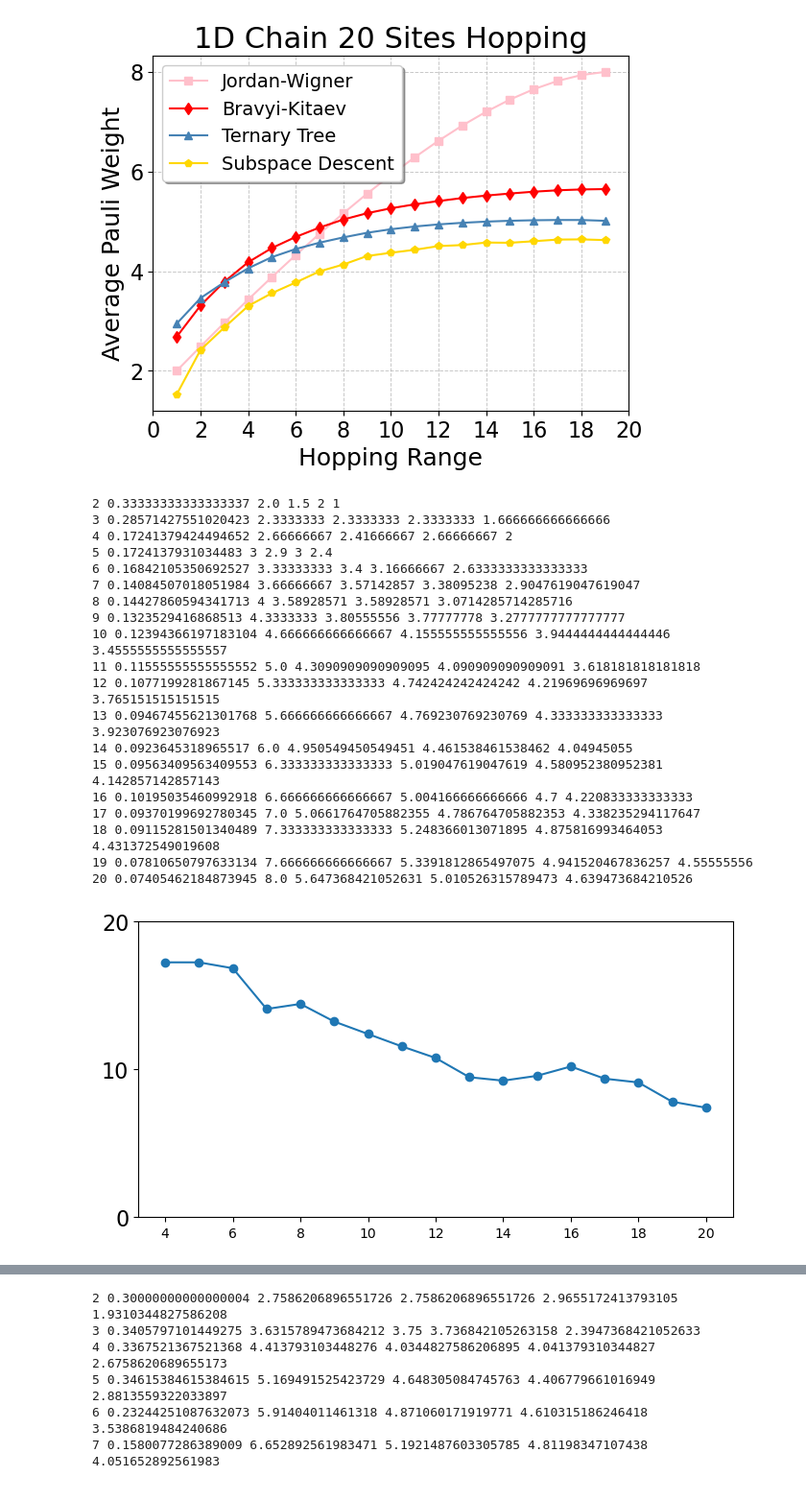
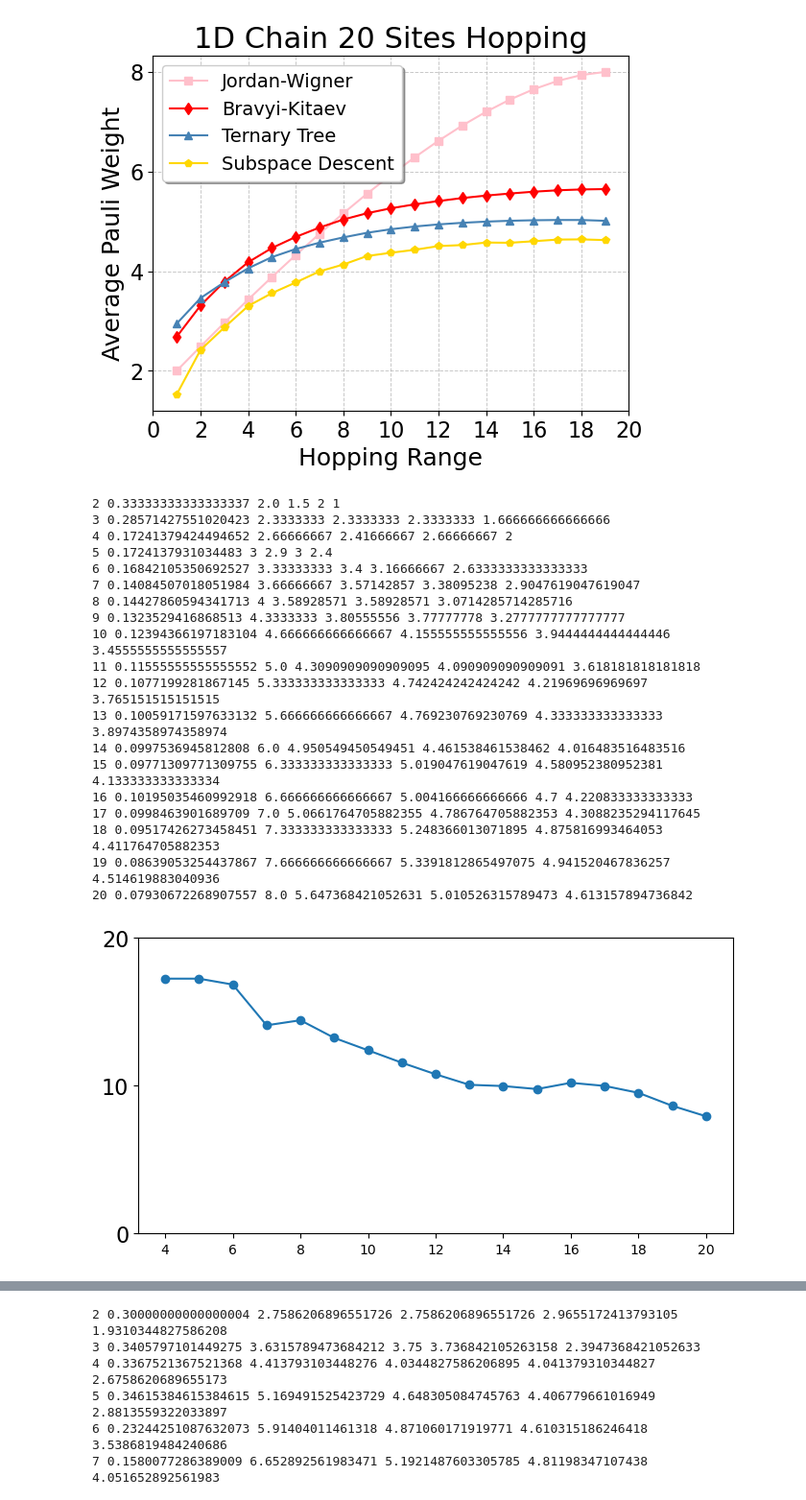
Before and after one commit to Genz17/F2Q, a Jupyter notebook: test.ipynb, the cells around one changed output, grey strips where cells are left out. Shown at 96% size. Saved outputs shown, nothing was run; the diff lists cells and outputs as text; code cells hidden in the pictures.

```diff
--- a/test.ipynb
+++ b/test.ipynb
@@ -65,6 +65,9 @@ plt.savefig("1dhopping.pdf",bbox_inches='tight')
 # 3 to 8: 3-6, min(random, rmax)
 # 9 to 10: 6 - 4
 # 11 to 20: 8 - 4
+
+# 13 to 15: 6 - 5
+# 17: 6 - 5
 import matplotlib.pyplot as plt
 import numpy as np
 
@@ -75,7 +78,7 @@ bk = [1.5, 2.3333333, 2.41666667, 2.9, 3.4, 3.57142857, 3.58928571, 3.80555556,
 tt = [2, 2.3333333, 2.66666667, 3, 3.16666667, 3.38095238, 3.58928571, 3.77777778,
     np.float64(3.9444444444444446), np.float64(4.090909090909091), np.float64(4.21969696969697), np.float64(4.333333333333333), np.float64(4.461538461538462), np.float64(4.580952380952381), np.float64(4.7), np.float64(4.786764705882353), np.float64(4.875816993464053), np.float64(4.941520467836257),np.float64(5.010526315789473)]
 op = [1, 1.666666666666666, 2, 2.4, 2.6333333333333333, np.float64(2.9047619047619047), 3.0714285714285716, np.float64(3.2777777777777777),
-    np.float64(3.4555555555555557), np.float64(3.618181818181818), np.float64(3.765151515151515), np.float64(3.923076923076923), np.float64(4.04945055), np.float64(4.142857142857143), np.float64(4.220833333333333), np.float64(4.338235294117647), np.float64(4.431372549019608), np.float64(4.55555556),np.float64(4.639473684210526)]
+    np.float64(3.4555555555555557), np.float64(3.618181818181818), np.float64(3.765151515151515), np.float64(3.8974358974358974), np.float64(4.016483516483516), np.float64(4.133333333333334), np.float64(4.220833333333333), np.float64(4.3088235294117645), np.float64(4.411764705882353), np.float64(4.514619883040936),np.float64(4.613157894736842)]
 
 im = []
 for i,o in enumerate(op):
@@ -84,41 +87,41 @@ for i,o in enumerate(op):
 plt.figure(figsize=(8,4))
 plt.plot(range(4, 4+len(im[2:])),im[2:],'-o')
 plt.yticks([0,0.1,0.2],[0,10,20],fontsize=16)
 
 plt.figure()
 plt.plot(range(2,2+len(jw)), jw, '-s', label='Jordan-Wigner', c='pink')
 plt.plot(range(2,2+len(bk)), bk, '-d', label='Bravyi-Kitaev', c='red')
 plt.plot(range(2,2+len(tt)), tt, '-^', label='Ternary Tree',c='steelblue')
 plt.plot(range(2,2+len(op)), op, '-p', label='Subspace Descent',c='gold')
 plt.xlabel("System Size", fontsize=18)
 plt.ylabel("Average Pauli Weight", fontsize=18)
 plt.yticks([2,4,6,8],[2,4,6,8],fontsize=16)
 plt.xticks([0,2,4,6,8,10,12,14,16,18,20],[0,2,4,6,8,10,12,14,16,18,20],fontsize=16)
 plt.grid(True, linestyle='--', linewidth=0.7, alpha=0.7)
 plt.title("All-to-all 1D Chain Hopping",fontsize=22)
 plt.legend(frameon=True, fancybox=True, shadow=True, fontsize=14, loc='upper left')
 plt.savefig("ata1D.pdf",bbox_inches='tight')
 # %% [output]
 2 0.33333333333333337 2.0 1.5 2 1
 3 0.28571427551020423 2.3333333 2.3333333 2.3333333 1.666666666666666
 4 0.17241379424494652 2.66666667 2.41666667 2.66666667 2
 5 0.1724137931034483 3 2.9 3 2.4
 6 0.16842105350692527 3.33333333 3.4 3.16666667 2.6333333333333333
 7 0.14084507018051984 3.66666667 3.57142857 3.38095238 2.9047619047619047
 8 0.14427860594341713 4 3.58928571 3.58928571 3.0714285714285716
 9 0.1323529416868513 4.3333333 3.80555556 3.77777778 3.2777777777777777
 10 0.12394366197183104 4.666666666666667 4.155555555555556 3.9444444444444446 3.4555555555555557
 11 0.11555555555555552 5.0 4.3090909090909095 4.090909090909091 3.618181818181818
 12 0.1077199281867145 5.333333333333333 4.742424242424242 4.21969696969697 3.765151515151515
-13 0.09467455621301768 5.666666666666667 4.769230769230769 4.333333333333333 3.923076923076923
-14 0.0923645318965517 6.0 4.950549450549451 4.461538461538462 4.04945055
-15 0.09563409563409553 6.333333333333333 5.019047619047619 4.580952380952381 4.142857142857143
+13 0.10059171597633132 5.666666666666667 4.769230769230769 4.333333333333333 3.8974358974358974
+14 0.0997536945812808 6.0 4.950549450549451 4.461538461538462 4.016483516483516
+15 0.09771309771309755 6.333333333333333 5.019047619047619 4.580952380952381 4.133333333333334
 16 0.10195035460992918 6.666666666666667 5.004166666666666 4.7 4.220833333333333
-17 0.09370199692780345 7.0 5.0661764705882355 4.786764705882353 4.338235294117647
-18 0.09115281501340489 7.333333333333333 5.248366013071895 4.875816993464053 4.431372549019608
-19 0.07810650797633134 7.666666666666667 5.3391812865497075 4.941520467836257 4.55555556
-20 0.07405462184873945 8.0 5.647368421052631 5.010526315789473 4.639473684210526
+17 0.0998463901689709 7.0 5.0661764705882355 4.786764705882353 4.3088235294117645
+18 0.09517426273458451 7.333333333333333 5.248366013071895 4.875816993464053 4.411764705882353
+19 0.08639053254437867 7.666666666666667 5.3391812865497075 4.941520467836257 4.514619883040936
+20 0.07930672268907557 8.0 5.647368421052631 5.010526315789473 4.613157894736842
-[figure, old version]
+[figure, new version]
 [figure]
 # %%
 # Hubbard Model
```
Also changed, not shown: parts of 1 cell of this notebook, 4 other files.
